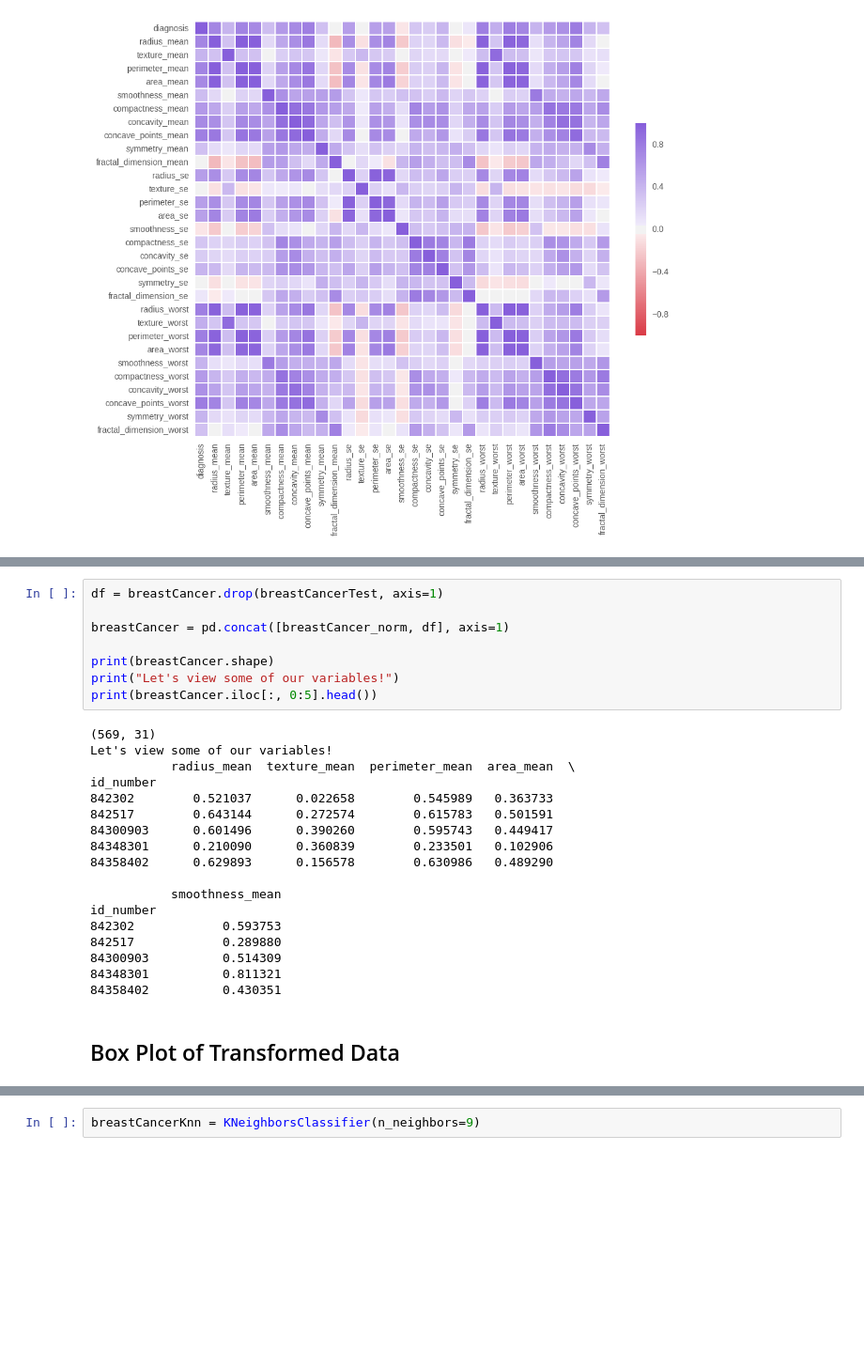
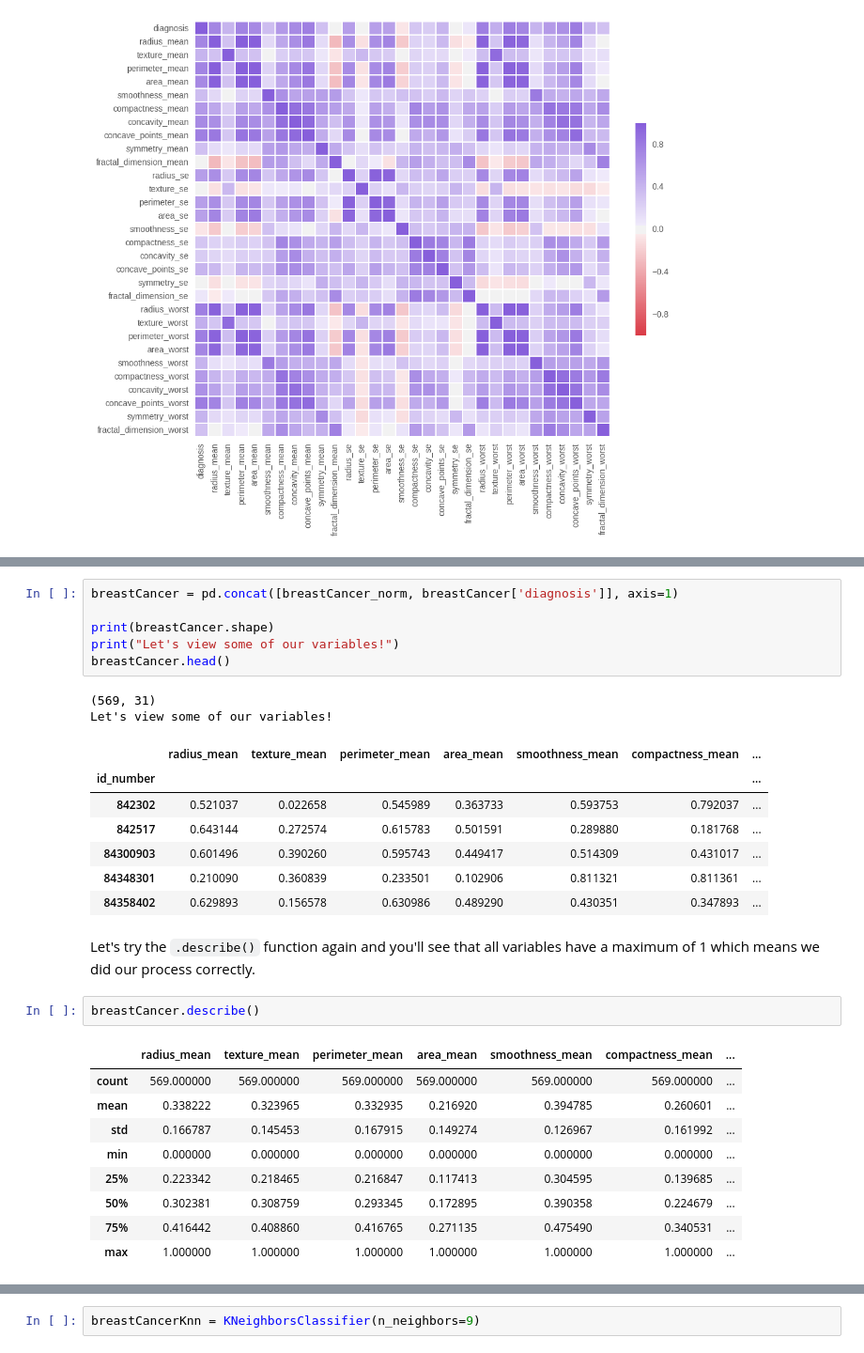
Before and after one commit to raviolli77/machineLearning_breastCancer_Python, a Jupyter notebook: breastCancerWisconsinDataSet_MachineLearning.ipynb, the cells around one changed output, grey strips where cells are left out. Shown at 94% size. Drawn from its saved outputs; the diff is of its cells as text; blank space fills up the shorter version.

```diff
--- a/breastCancerWisconsinDataSet_MachineLearning.ipynb
+++ b/breastCancerWisconsinDataSet_MachineLearning.ipynb
@@ -216,28 +339,30 @@ id_number
 # %%
-df = breastCancer.drop(breastCancerTest, axis=1)
-
-breastCancer = pd.concat([breastCancer_norm, df], axis=1)
+breastCancer = pd.concat([breastCancer_norm, breastCancer['diagnosis']], axis=1)
 
 print(breastCancer.shape)
 print("Let's view some of our variables!")
-print(breastCancer.iloc[:, 0:5].head())
+breastCancer.head()
 # %% [output]
 (569, 31)
 Let's view some of our variables!
-           radius_mean  texture_mean  perimeter_mean  area_mean  \
-id_number
-842302        0.521037      0.022658        0.545989   0.363733
-842517        0.643144      0.272574        0.615783   0.501591
-84300903      0.601496      0.390260        0.595743   0.449417
-84348301      0.210090      0.360839        0.233501   0.102906
-84358402      0.629893      0.156578        0.630986   0.489290
-
-           smoothness_mean
-id_number
-842302            0.593753
-842517            0.289880
-84300903          0.514309
-84348301          0.811321
-84358402          0.430351
+|  | radius_mean | texture_mean | perimeter_mean | area_mean | smoothness_mean | compactness_mean | ... |
+| id_number |  |  |  |  |  |  | ... |
+| 842302 | 0.521037 | 0.022658 | 0.545989 | 0.363733 | 0.593753 | 0.792037 | ... |
+| 842517 | 0.643144 | 0.272574 | 0.615783 | 0.501591 | 0.289880 | 0.181768 | ... |
+| 84300903 | 0.601496 | 0.390260 | 0.595743 | 0.449417 | 0.514309 | 0.431017 | ... |
+| 84348301 | 0.210090 | 0.360839 | 0.233501 | 0.102906 | 0.811321 | 0.811361 | ... |
+| 84358402 | 0.629893 | 0.156578 | 0.630986 | 0.489290 | 0.430351 | 0.347893 | ... |
-# %% [markdown]
-## Box Plot of Transformed Data
+# %% [markdown]
+Let's try the `.describe()` function again and you'll see that all variables have a maximum of 1 which means we did our process correctly.
+# %%
+breastCancer.describe()
+# %% [output]
+|  | radius_mean | texture_mean | perimeter_mean | area_mean | smoothness_mean | compactness_mean | ... |
+| count | 569.000000 | 569.000000 | 569.000000 | 569.000000 | 569.000000 | 569.000000 | ... |
+| mean | 0.338222 | 0.323965 | 0.332935 | 0.216920 | 0.394785 | 0.260601 | ... |
+| std | 0.166787 | 0.145453 | 0.167915 | 0.149274 | 0.126967 | 0.161992 | ... |
+| min | 0.000000 | 0.000000 | 0.000000 | 0.000000 | 0.000000 | 0.000000 | ... |
+| 25% | 0.223342 | 0.218465 | 0.216847 | 0.117413 | 0.304595 | 0.139685 | ... |
+| 50% | 0.302381 | 0.308759 | 0.293345 | 0.172895 | 0.390358 | 0.224679 | ... |
+| 75% | 0.416442 | 0.408860 | 0.416765 | 0.271135 | 0.475490 | 0.340531 | ... |
+| max | 1.000000 | 1.000000 | 1.000000 | 1.000000 | 1.000000 | 1.000000 | ... |
```
Also changed, not shown: parts of 60 cells of this notebook.
